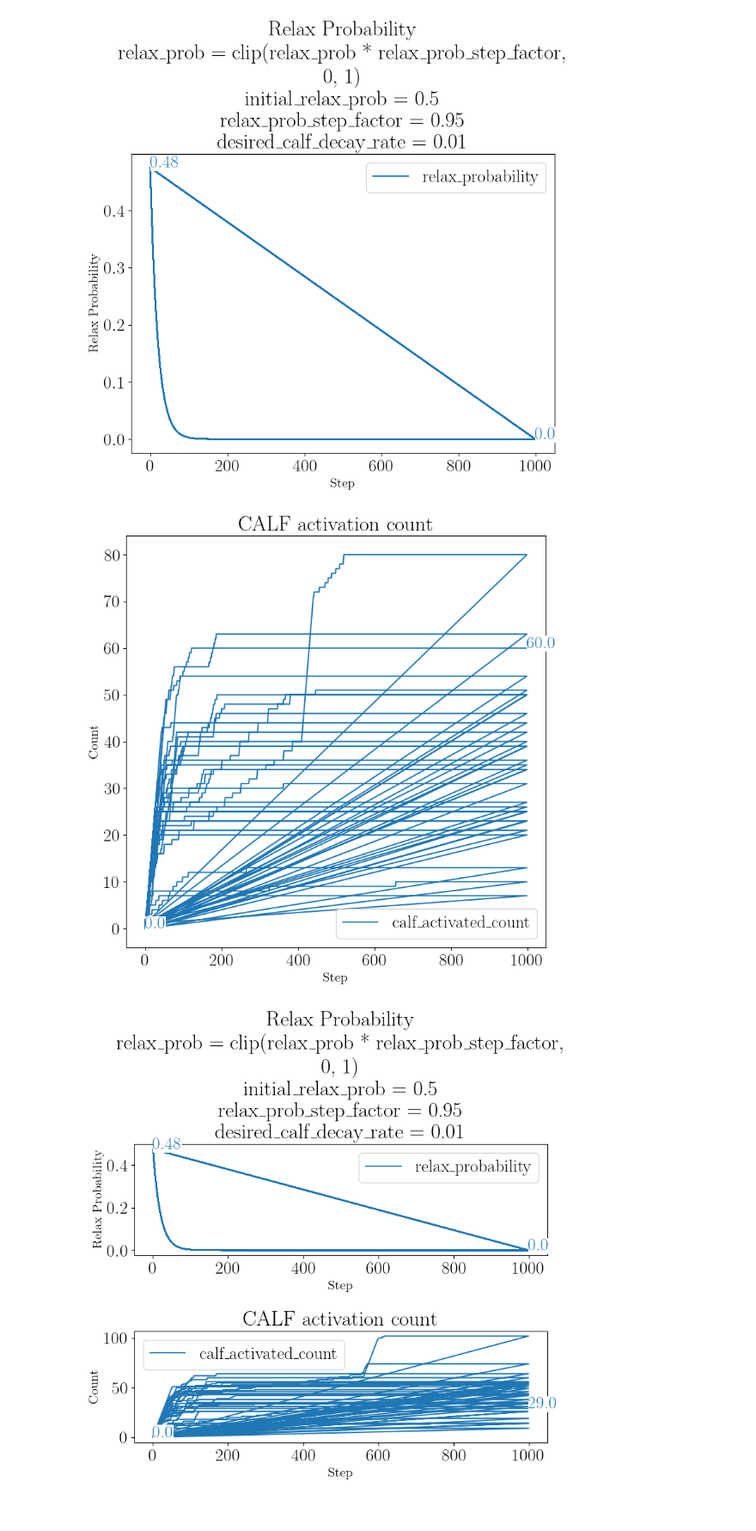
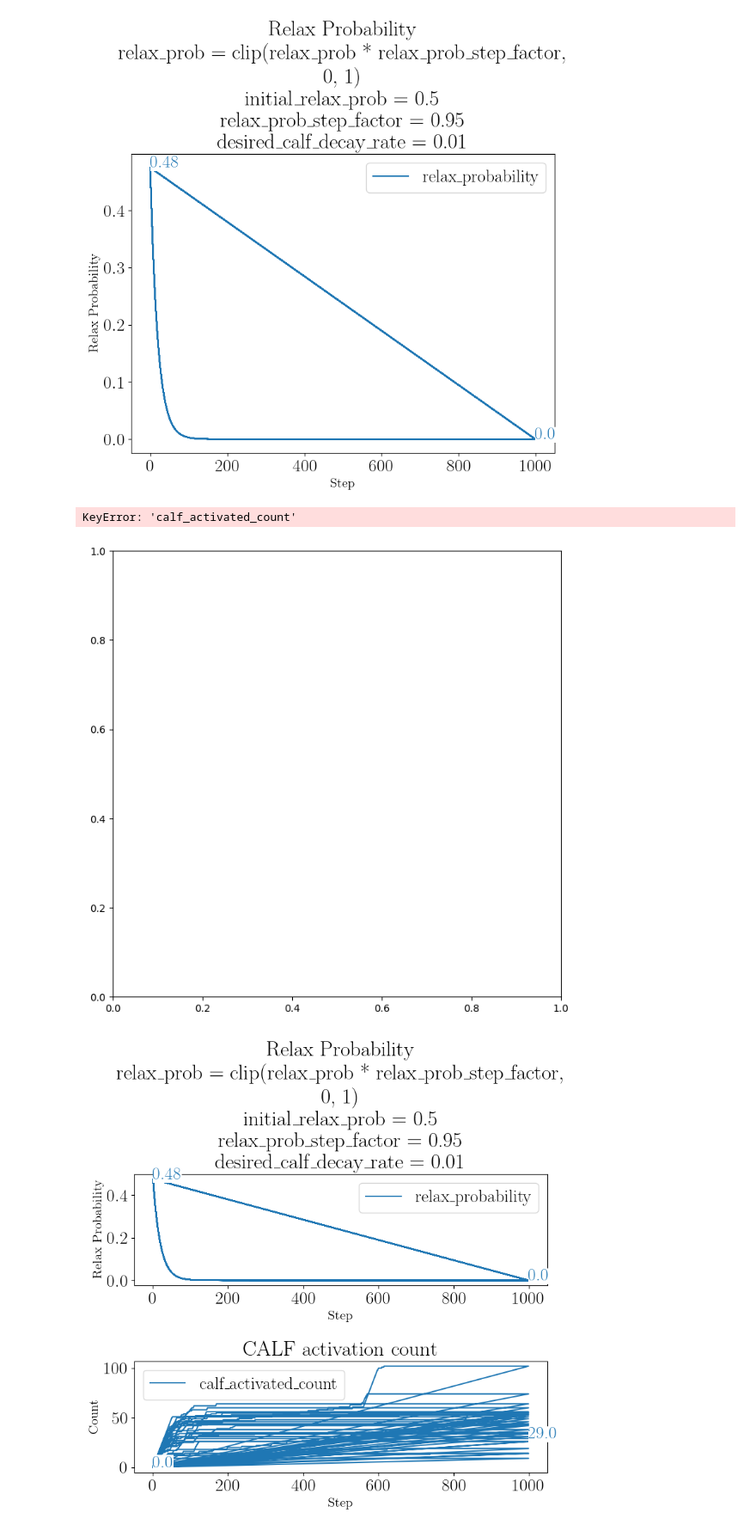
Before and after one commit to osinenkop/stable-baselines-playground, a Jupyter notebook: notebooks/visual_analysis.ipynb, the cells around one changed output. Shown at 86% size. Cells and saved outputs as stored; diff of their text form; code cells hidden in the pictures.

```diff
--- a/notebooks/visual_analysis.ipynb
+++ b/notebooks/visual_analysis.ipynb
@@ -223,20 +221,22 @@ fig, ax = plt.subplots(figsize=(10, 6))
 legend_info = {}
 
 anotation_bias = {
-    "VanillaPPO_25QuantileAgent_Visual": [0, -150],
-    "VanillaPPO_100QuantileAgent_Visual": [0, 0],
-    "VanillaPPO_100QuantileAgent_Visual+CALFWrapper_BestFallback": [0, 300],
-    "VanillaPPO_25QuantileAgent_Visual+CALFWrapper_BestFallback": [0, -300],
+    "VanillaPPO_50_QuantileAgent_Visual": [0, -150],
+    "VanillaPPO_25_QuantileAgent_Visual": [0, -300],
+    "VanillaPPO_Visual_50_Agent+CALFWrapper_25_Fallback": [0, 300],
+    "VanillaPPO_Visual_25_Agent+CALFWrapper_25_Fallback": [0, 0],
+    "VanillaPPO_Visual_50_Agent+CALFWrapper_50_Fallback": [0, 0],
 }
 
 agg_func = "median"
 
 # for c in tmp_df.index.unique():
 for c in [
-    "VanillaPPO_25QuantileAgent_Visual",
-    "VanillaPPO_100QuantileAgent_Visual",
-    "VanillaPPO_100QuantileAgent_Visual+CALFWrapper_BestFallback",
-    "VanillaPPO_25QuantileAgent_Visual+CALFWrapper_BestFallback",
+    "VanillaPPO_50_QuantileAgent_Visual",
+    "VanillaPPO_25_QuantileAgent_Visual",
+    "VanillaPPO_Visual_50_Agent+CALFWrapper_25_Fallback",
+    # "VanillaPPO_Visual_25_Agent+CALFWrapper_25_Fallback",
+    # "VanillaPPO_Visual_50_Agent+CALFWrapper_50_Fallback",
 ]:
     p_m = plot_solid(tmp_df.loc[c], y_label=y_label,
                      ax=ax,
@@ -440,47 +467,45 @@ plot_relax_prob(df)
 # %% [output]
 [figure]
 # %%
-def plot_activated_count(df, ax=None, c="VanillaPPO_welltrained+CALFWrapper"):
-
+def plot_activated_count(df, ax=None, c="VanillaPPO_Visual_50_Agent+CALFWrapper_25_Fallback"):
     y_label = "calf_activated_count"
 
     if ax is None:
         fig, _ax = plt.subplots(figsize=(8, 8))
     else:
         _ax = ax
     tmp_df = df.set_index(["Case"])
-    tmp_df.loc[c].plot(x="step", y=y_label, ax=_ax)
 
-    current_color = _ax.get_lines()[-1].get_color()
-    _ax.annotate(str(tmp_df.loc[c][y_label].values[0].round(2)),
+    for individual_run in tmp_df.loc[c].file_name.unique():
+        target_df = tmp_df.loc[c]
+        target_df = target_df[target_df.file_name == individual_run]
+
+        target_df.plot(x="step", y=y_label, ax=_ax)
+
+        current_color = _ax.get_lines()[-1].get_color()
+
+        _ax.annotate(str(target_df[y_label].values[-1].round(2)),
                         (
-                            tmp_df.loc[c].step.values[0], # X
-                            tmp_df.loc[c][y_label].values[0], # Y
+                            target_df.step.values[-1], # X
+                            target_df[y_label].values[-1].copy(), # Y
                         ),
                         color=current_color,
                         bbox=dict(facecolor='white', edgecolor="None", pad=0.2))
 
-    _ax.annotate(str(tmp_df.loc[c][y_label].values[-1].round(2)),
-                    (
-                        tmp_df.loc[c].step.values[-1], # X
-                        tmp_df.loc[c][y_label].values[-1], # Y
-                    ),
-                    color=current_color,
-                    bbox=dict(facecolor='white', edgecolor="None", pad=0.2))
-
     _ax.set_xlabel("Step", fontsize=15)
     _ax.set_ylabel("Count", fontsize=15)
-    _ax.legend()
+    _ax.get_legend().remove()
     _ax.set_title("CALF activation count")
 
     plt.tight_layout()
 
     if ax is None:
         fig.savefig("../media/" + "relax_probability.png")
 # relax_prob = np.clip(relax_prob * relax_prob_step_factor, 0, 1)
 plot_activated_count(df)
 # %% [output]
+KeyError: 'calf_activated_count'
-[figure, old version]
+[figure, new version]
 # %%
 fig, ax = plt.subplots(2, 1, figsize=(8, 8))
 c = "VanillaPPO_welltrained+CALFWrapper"
```
Also changed, not shown: parts of 11 cells of this notebook, 1 other file.
